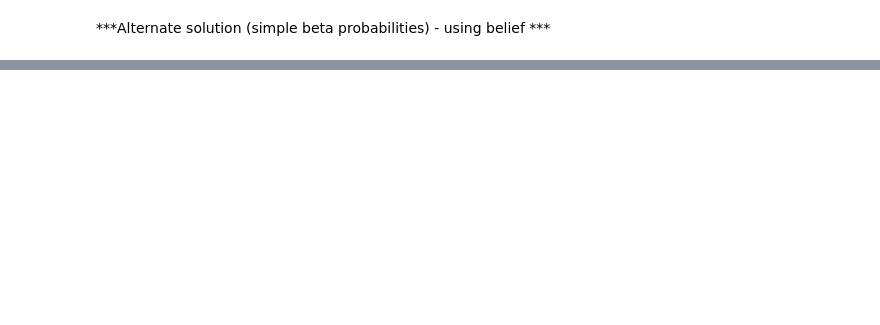
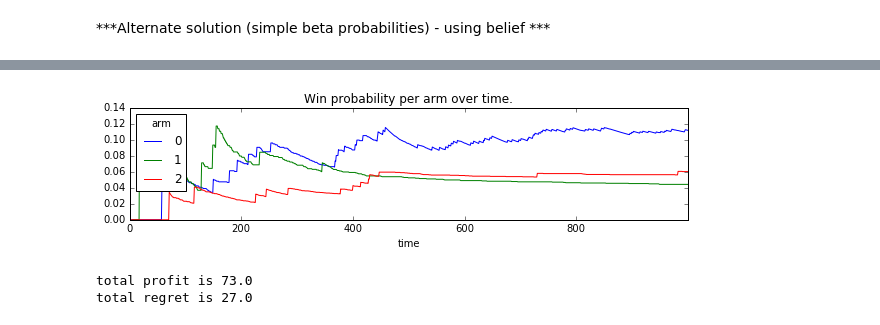
Before and after one commit to TTomm1/bandit_exercise, a Jupyter notebook: ArmedBanditNotebook.ipynb, the cells around one changed output, grey strips where cells are left out. Cells and saved outputs as stored; diff of their text form; code cells hidden in the pictures; blank space fills up the shorter version.

```diff
--- a/ArmedBanditNotebook.ipynb
+++ b/ArmedBanditNotebook.ipynb
@@ -371,0 +334,13 @@ for _ in range(n):
+# %%
+pltr = (pltr / agg.pivot('time', 'arm')['len'].fillna(0).cumsum())
+_ = pltr.plot(figsize=(10, 2), title="Win probability per arm over time.")
+# %% [output]
+[figure, added]
+# %%
+total_profit = agg.pivot('time', 'arm')['sum'].cumsum().sum(axis = 1).max()
+max_expected_profit = np.max(probs)*n
+print("total profit is {}".format(total_profit))
+print("total regret is {}".format(max_expected_profit - total_profit))
+# %% [output]
+total profit is 73.0
+total regret is 27.0
```
Also changed, not shown: parts of 32 cells of this notebook.
